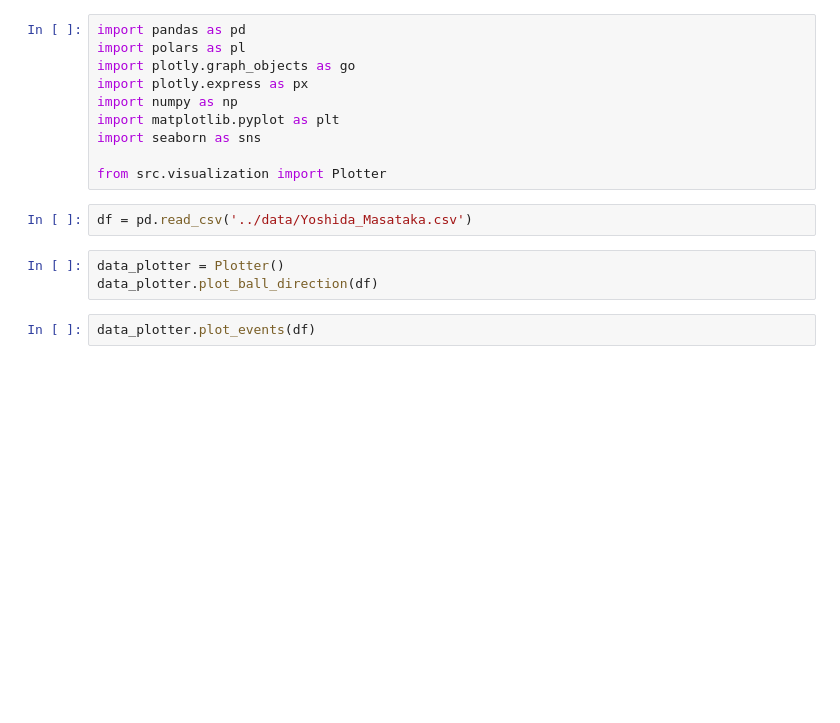
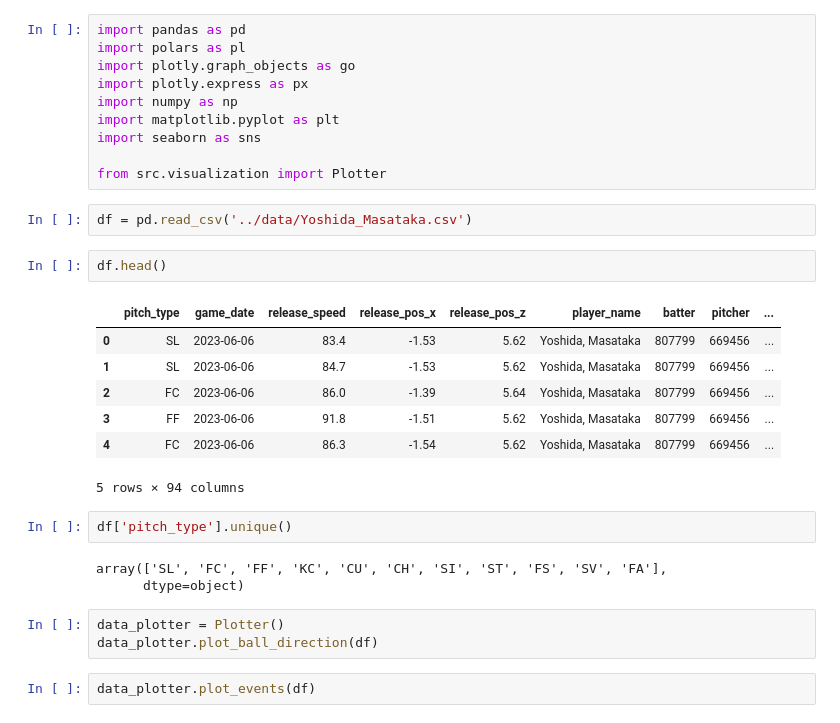
Before and after one commit to tsutsumi-ozro/MLB_analysis, a Jupyter notebook: notebook/masataka_analysis.ipynb, the cells around one changed output. Saved outputs shown, nothing was run; the diff lists cells and outputs as text; blank space fills up the shorter version.

```diff
--- a/notebook/masataka_analysis.ipynb
+++ b/notebook/masataka_analysis.ipynb
@@ -10,6 +10,21 @@ import seaborn as sns
 from src.visualization import Plotter
 # %%
 df = pd.read_csv('../data/Yoshida_Masataka.csv')
+# %%
+df.head()
+# %% [output]
+|  | pitch_type | game_date | release_speed | release_pos_x | release_pos_z | player_name | batter | pitcher | ... |
+| 0 | SL | 2023-06-06 | 83.4 | -1.53 | 5.62 | Yoshida, Masataka | 807799 | 669456 | ... |
+| 1 | SL | 2023-06-06 | 84.7 | -1.53 | 5.62 | Yoshida, Masataka | 807799 | 669456 | ... |
+| 2 | FC | 2023-06-06 | 86.0 | -1.39 | 5.64 | Yoshida, Masataka | 807799 | 669456 | ... |
+| 3 | FF | 2023-06-06 | 91.8 | -1.51 | 5.62 | Yoshida, Masataka | 807799 | 669456 | ... |
+| 4 | FC | 2023-06-06 | 86.3 | -1.54 | 5.62 | Yoshida, Masataka | 807799 | 669456 | ... |
+5 rows × 94 columns
+# %%
+df['pitch_type'].unique()
+# %% [output]
+array(['SL', 'FC', 'FF', 'KC', 'CU', 'CH', 'SI', 'ST', 'FS', 'SV', 'FA'],
+      dtype=object)
 # %%
 data_plotter = Plotter()
 data_plotter.plot_ball_direction(df)
```
Also changed, not shown: parts of 6 cells of this notebook, 1 other file.
